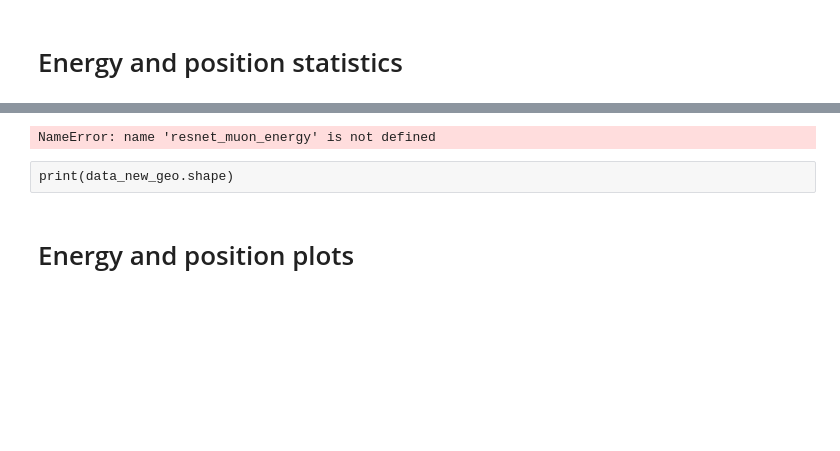
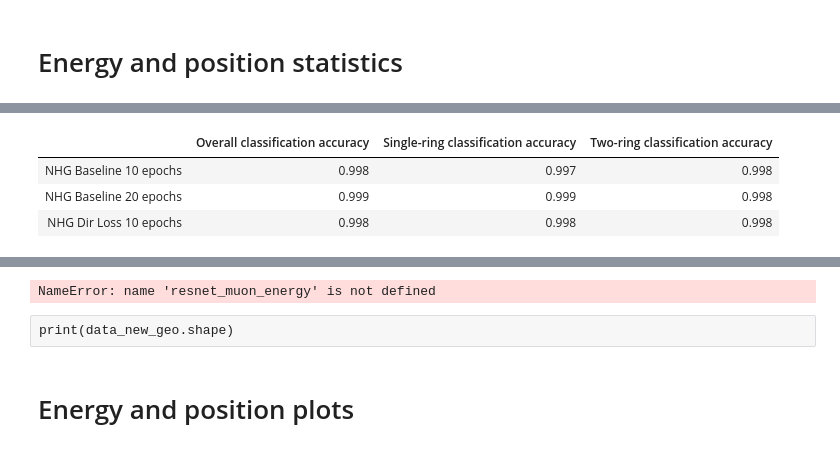
Before and after one commit to cid02219585/WatChMaL, a Jupyter notebook: regression_analysis_multi.ipynb, the cells around one changed output, grey strips where cells are left out. Cells and saved outputs as stored; diff of their text form; code cells hidden in the pictures; blank space fills up the shorter version.

```diff
--- a/regression_analysis_multi.ipynb
+++ b/regression_analysis_multi.ipynb
@@ -472,3 +520,25 @@ tabulate_statistics(
+# %%
+tabulate_statistics(
+    nhg_variable_position_event,
+    quantities=[
+        "ring_count_correct",
+        "single_ring_ring_count_correct",
+        "two_ring_ring_count_correct",
+    ],
+    stat_labels=[
+        "Overall classification accuracy",
+        "Single-ring classification accuracy",
+        "Two-ring classification accuracy",
+    ],
+    statistic="mean",
+    transpose=True,
+    floatfmt=".3f",
+)
+# %% [output]
+|  | Overall classification accuracy | Single-ring classification accuracy | Two-ring classification accuracy |
+| NHG Baseline 10 epochs | 0.998 | 0.997 | 0.998 |
+| NHG Baseline 20 epochs | 0.999 | 0.999 | 0.998 |
+| NHG Dir Loss 10 epochs | 0.998 | 0.998 | 0.998 |
 # %%
 tabulate_statistics(
     ht_variable_position_event,
```
Also changed, not shown: parts of 8 cells of this notebook, 2 other files.
